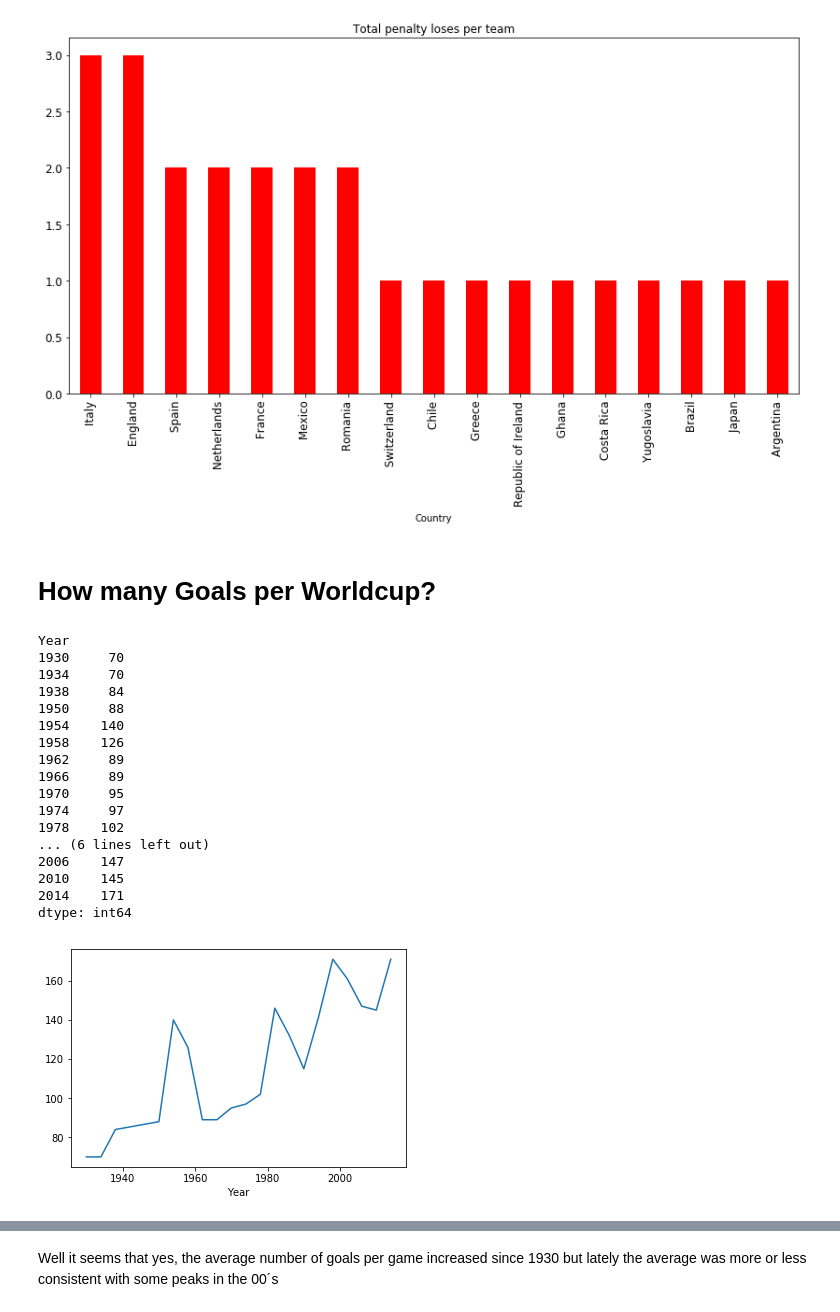
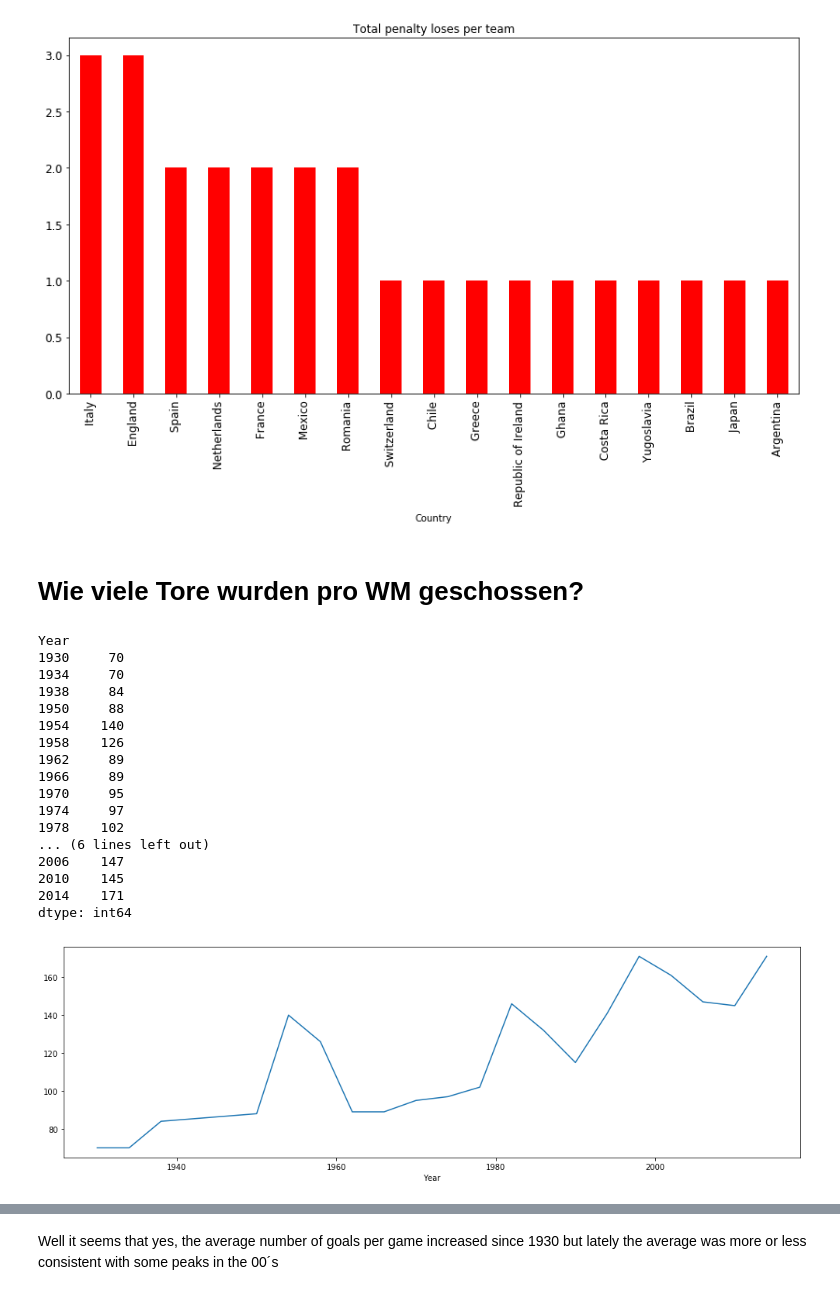
Before and after one commit to bhilprecht/ml-world-championship, a Jupyter notebook: FIFA_WM_Henrik_Leon.ipynb, the cells around one changed output, grey strips where cells are left out. Saved outputs shown, nothing was run; the diff lists cells and outputs as text; code cells hidden in the pictures.

```diff
--- a/FIFA_WM_Henrik_Leon.ipynb
+++ b/FIFA_WM_Henrik_Leon.ipynb
@@ -537,30 +516,30 @@ df_penalty_loosers.set_index("Country").plot(kind="bar", color="r", title="Total
 plt.show()
 # %% [output]
 [figure]
-# %% [markdown]
-# How many Goals per Worldcup?
+# %% [markdown]
+# Wie viele Tore wurden pro WM geschossen?
 # %%
 goals_per_match = df_events.groupby(['MatchID'])[['Year', 'Home Team Goals', 'Away Team Goals']].mean()
 goals_per_world_cup = goals_per_match.groupby(['Year'])[['Home Team Goals', 'Away Team Goals']].sum()
 print(goals_per_world_cup.sum(1))
-goals_per_world_cup.sum(1).plot()
+goals_per_world_cup.sum(1).plot(figsize=(17,5))
 plt.show()
 # %% [output]
 Year
 1930     70
 1934     70
 1938     84
 1950     88
 1954    140
 1958    126
 1962     89
 1966     89
 1970     95
 1974     97
 1978    102
 ... (6 lines left out)
 2006    147
 2010    145
 2014    171
 dtype: int64
-[figure, old version]
+[figure, new version]
```
Also changed, not shown: parts of 84 cells of this notebook, 1 other file.
